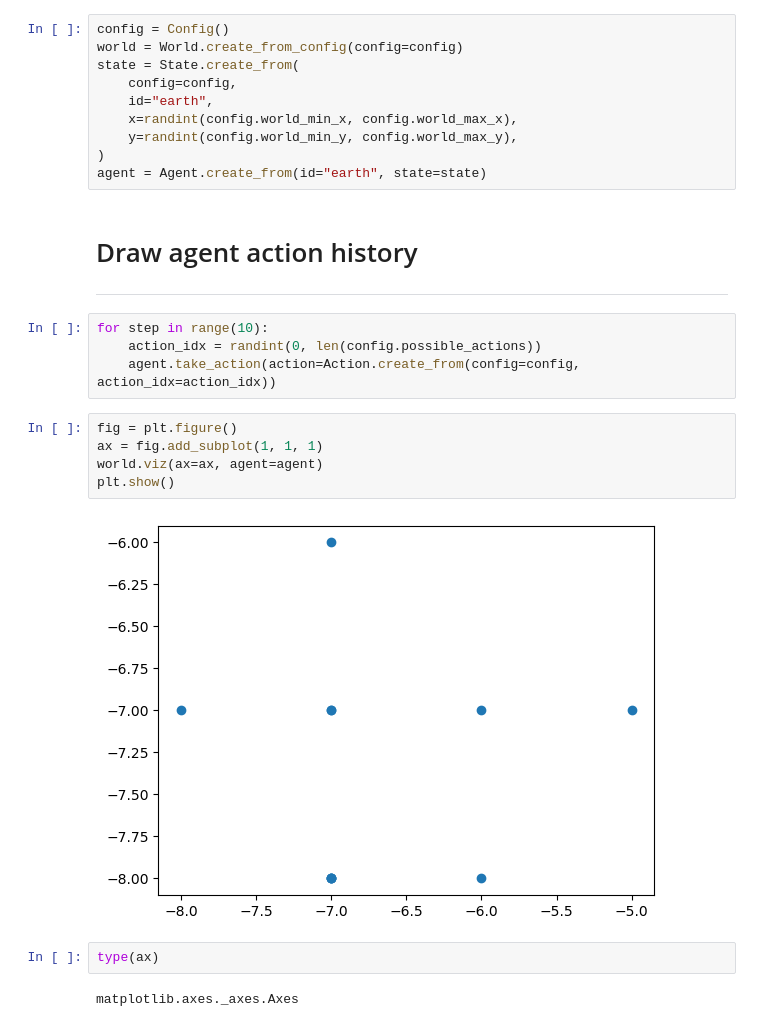
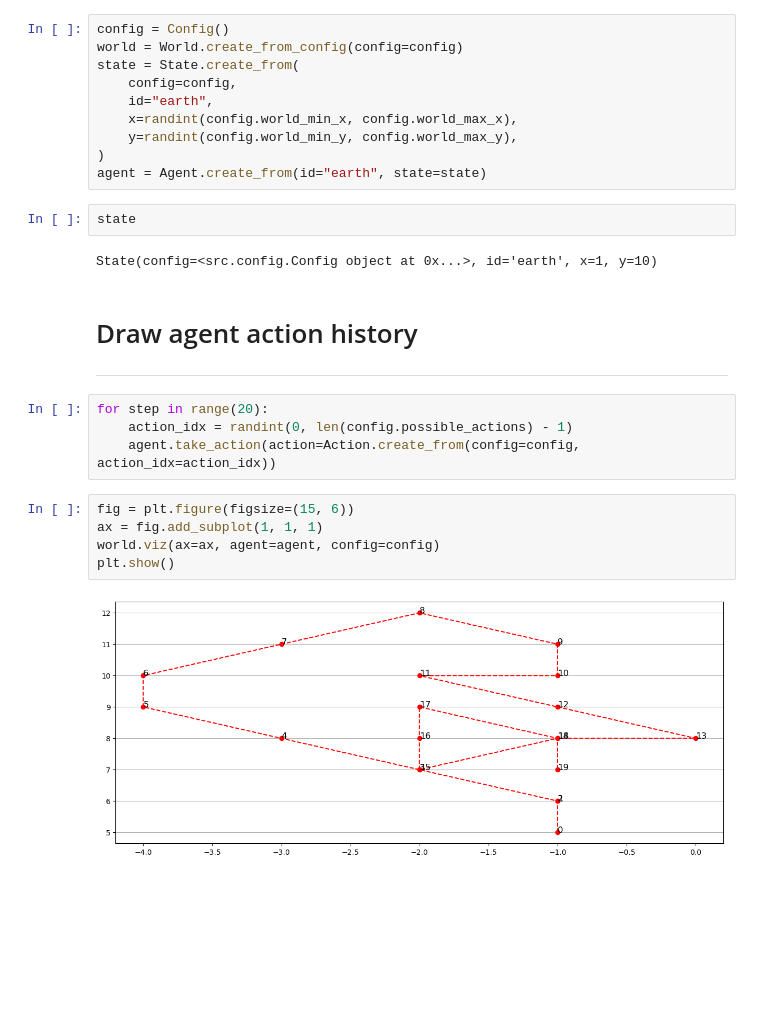
Before and after one commit to Chengbai/rf_agent, a Jupyter notebook: agent.ipynb, the cells around one changed output. Saved outputs shown, nothing was run; the diff lists cells and outputs as text; blank space fills up the shorter version.

Commit message:
Viz world in polyline

```diff
--- a/agent.ipynb
+++ b/agent.ipynb
@@ -30,21 +27,21 @@ state = State.create_from(
     y=randint(config.world_min_y, config.world_max_y),
 )
 agent = Agent.create_from(id="earth", state=state)
+# %%
+state
+# %% [output]
+State(config=<src.config.Config object at 0x...>, id='earth', x=1, y=10)
 # %% [markdown]
 # Draw agent action history
 ----
 # %%
-for step in range(10):
-    action_idx = randint(0, len(config.possible_actions))
+for step in range(20):
+    action_idx = randint(0, len(config.possible_actions) - 1)
     agent.take_action(action=Action.create_from(config=config, action_idx=action_idx))
 # %%
-fig = plt.figure()
+fig = plt.figure(figsize=(15, 6))
 ax = fig.add_subplot(1, 1, 1)
-world.viz(ax=ax, agent=agent)
+world.viz(ax=ax, agent=agent, config=config)
 plt.show()
 # %% [output]
-[figure, old version]
+[figure, new version]
-# %%
-type(ax)
-# %% [output]
-matplotlib.axes._axes.Axes
```
Also changed, not shown: parts of 1 cell of this notebook.
